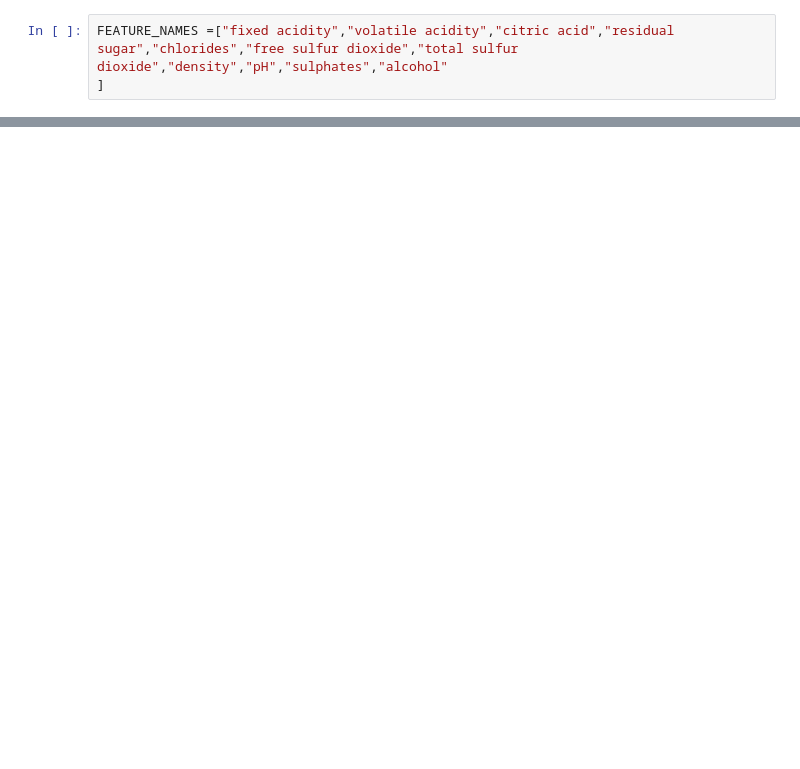
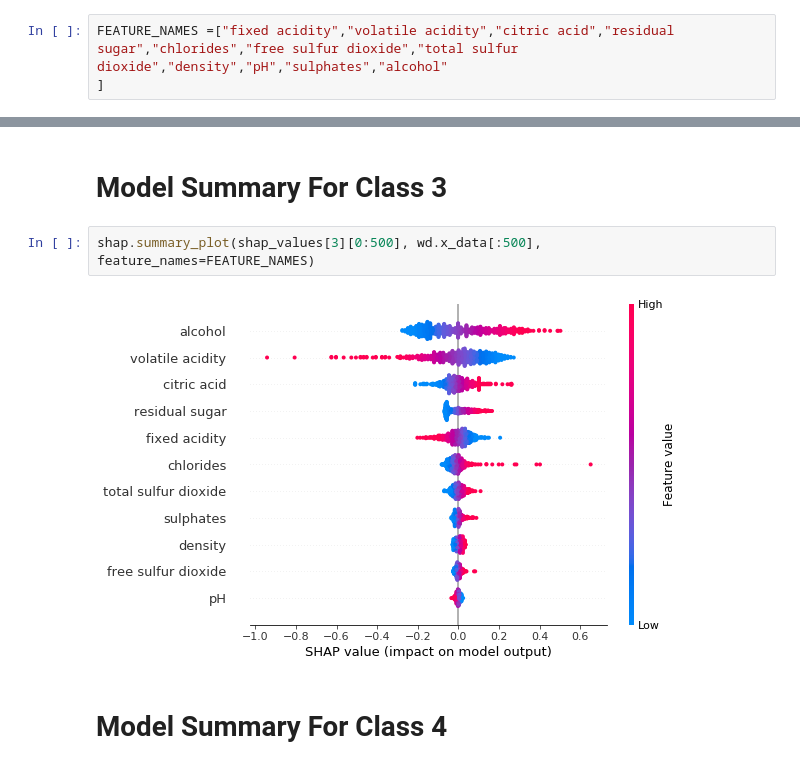
Before and after one commit to cdpierse/wine_quality_pytorch, a Jupyter notebook: explainer.ipynb, the cells around one changed output, grey strips where cells are left out. Drawn from its saved outputs; the diff is of its cells as text; blank space fills up the shorter version.

```diff
--- a/explainer.ipynb
+++ b/explainer.ipynb
@@ -83,0 +114,8 @@ AssertionError: Feature and SHAP matrices must have the same number of rows!
+# %% [markdown]
+# Model Summary For Class 3
+# %%
+shap.summary_plot(shap_values[3][0:500], wd.x_data[:500], feature_names=FEATURE_NAMES)
+# %% [output]
+[figure, added]
+# %% [markdown]
+# Model Summary For Class 4
```
Also changed, not shown: parts of 30 cells of this notebook, 12 other files.
